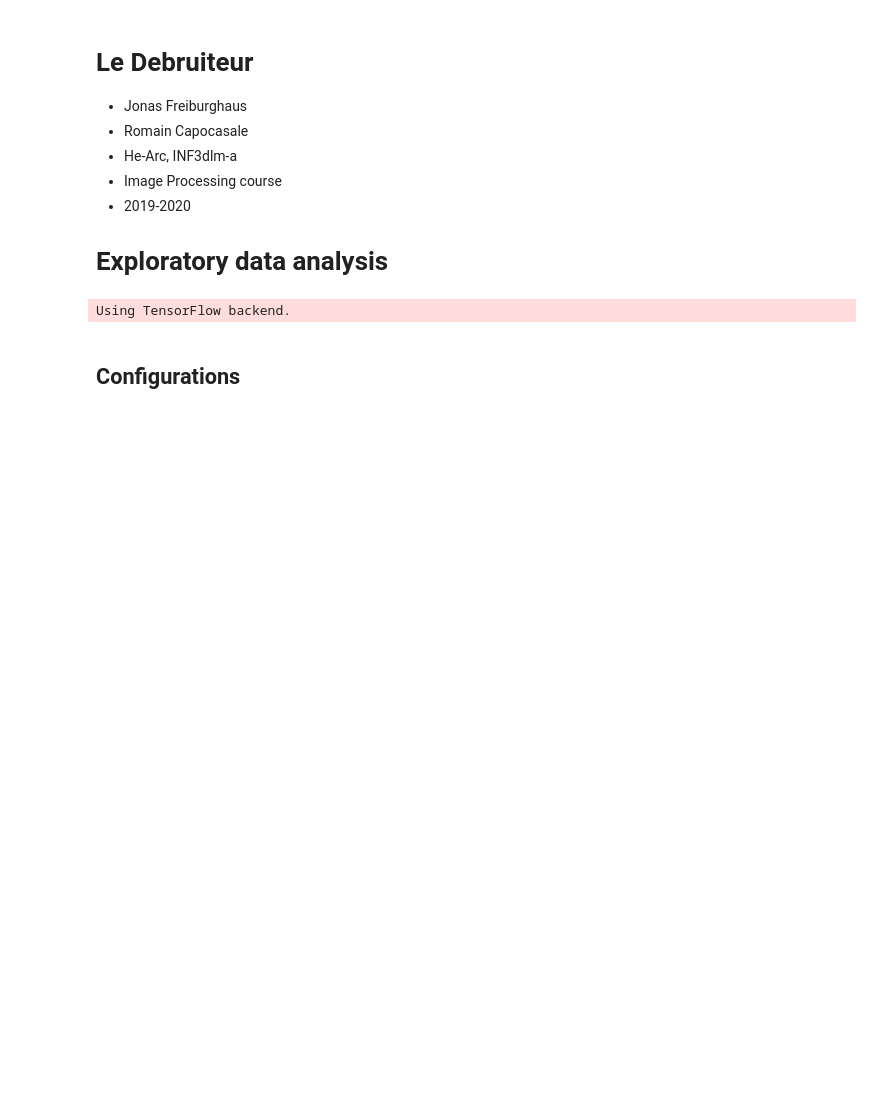
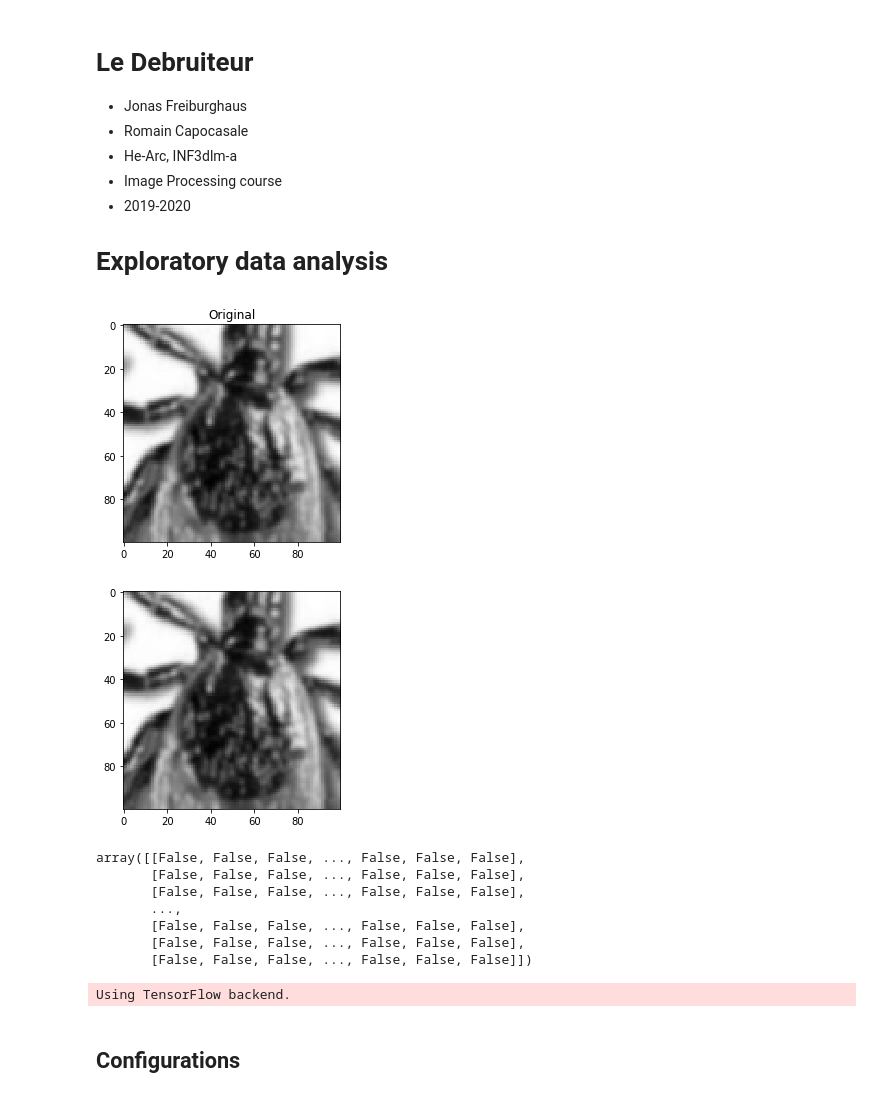
Before and after one commit to RomainCapo/ledebruiteur, a Jupyter notebook: EDA.ipynb, the cells around one changed output. Cells and saved outputs as stored; diff of their text form; code cells hidden in the pictures; blank space fills up the shorter version.

Commit message:
add noise reduction functions

```diff
--- a/EDA.ipynb
+++ b/EDA.ipynb
@@ -7,6 +7,26 @@
 * 2019-2020
 
 # Exploratory data analysis
+# %%
+from debruiteur.postprocessing.postprocessor import *
+img = cv2.imread('C:\\Users\\Romain\\Desktop\\ProjetHeArc\\ledebruiteur\\noised_images\\img66_GaussianBlurNoise.jpg', cv2.IMREAD_GRAYSCALE)
+plt.title("Original")
+plt.imshow(img, cmap=plt.cm.gray)
+plt.show()
+
+mean = fft_filter(img,5)
+plt.imshow(mean, cmap=plt.cm.gray)
+plt.show()
+# %% [output]
+[figure, added]
+[figure, added]
+array([[False, False, False, ..., False, False, False],
+       [False, False, False, ..., False, False, False],
+       [False, False, False, ..., False, False, False],
+       ...,
+       [False, False, False, ..., False, False, False],
+       [False, False, False, ..., False, False, False],
+       [False, False, False, ..., False, False, False]])
 # %%
 %matplotlib inline
 
```
Also changed, not shown: parts of 13 cells of this notebook, 2 other files.
